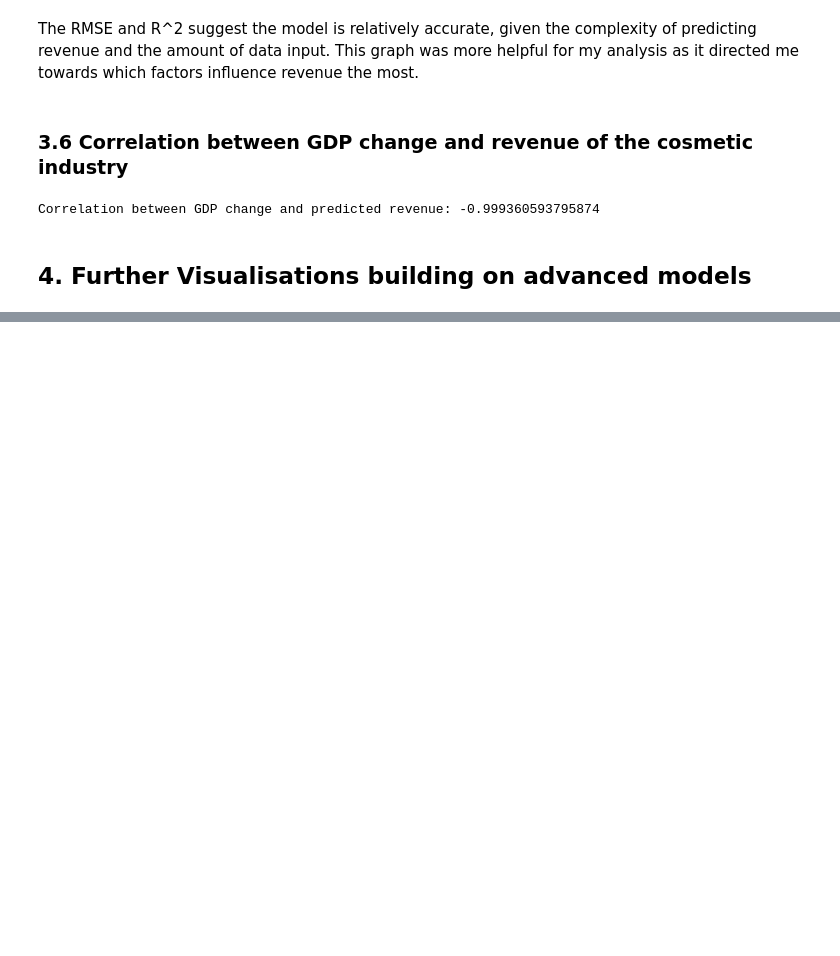
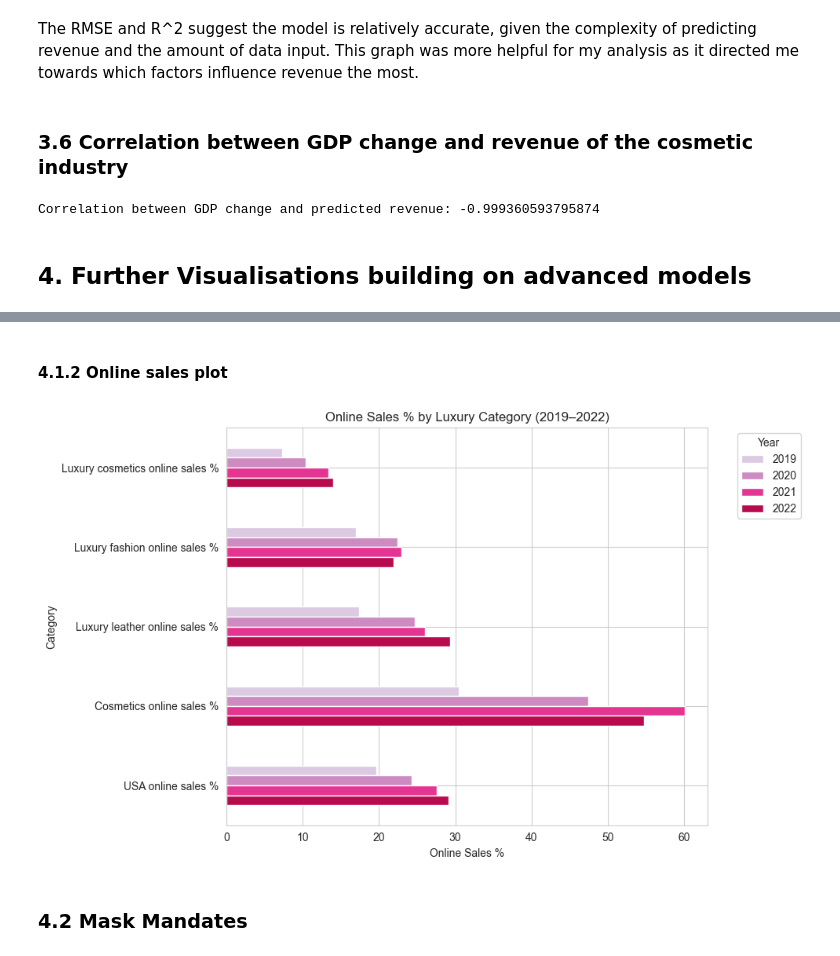
Before and after one commit to kaitlinjohnson1/Luxury_goods_project, a Jupyter notebook: code/visualisations_code.ipynb, the cells around one changed output, grey strips where cells are left out. Drawn from its saved outputs; the diff is of its cells as text; code cells hidden in the pictures; blank space fills up the shorter version.

Commit message:
Dataframe and visualisation on online sales

```diff
--- a/code/visualisations_code.ipynb
+++ b/code/visualisations_code.ipynb
@@ -1578,0 +1628,11 @@ Correlation between GDP change and predicted revenue: -0.999360593795874
+# %%
+# Mass cosmetics online/offline split dataframe
+
+# Import dataset
+df_cos_onoff = pd.read_csv("/Users/kaitlinjohnson/Desktop/luxury_goods_project/data/raw_data/country_data/US/ecommerce/cosmetics_online_offline.csv")
+
+# Change dataframe formatting and rename rows
+first_col = df_cos_onoff.columns[0]
+df_cos_onoff.loc[[0, 1], first_col] = ["Cosmetics online sales %", "Cosmetics offline sales %"]
+df_cos_onoff.rename(columns={first_col: "Channel"}, inplace=True)
+df_cos_onoff
@@ -1578,0 +1665,4 @@ Correlation between GDP change and predicted revenue: -0.999360593795874
+# %%
+# Channel dataframe for all the above
+channel_df = pd.concat([df_luxcos_onoff, df_luxfash_onoff,df_luxleather_onoff, df_cos_onoff, df_USA_onoff], ignore_index=True)
+channel_df
@@ -1578,0 +1681,5 @@ Correlation between GDP change and predicted revenue: -0.999360593795874
+# %%
+# Create online dataframe
+online_df = channel_df[channel_df['Channel'].str.contains('online sales %', case=False)]
+online_df = online_df[['Channel', '2019', '2020', '2021', '2022']]
+online_df
@@ -1578,0 +1693,25 @@ Correlation between GDP change and predicted revenue: -0.999360593795874
+# %% [markdown]
+#### 4.1.2 Online sales plot
+# %%
+# Choose colours to fit theme
+colors = sns.color_palette("PuRd", n_colors=4)
+sns.set_palette(colors)
+
+# Create axis and index
+fig, ax = plt.subplots(figsize=(10, 6))
+online_df.set_index('Channel').plot(kind='barh', ax=ax)
+
+# Add labels and legends
+ax.set_xlabel('Online Sales %')
+ax.set_ylabel('Category')
+ax.set_title('Online Sales % by Luxury Category (2019–2022)')
+ax.invert_yaxis()
+plt.legend(title='Year', bbox_to_anchor=(1.05, 1), loc='upper left')
+
+# Plot
+plt.tight_layout()
+plt.show()
+# %% [output]
+[figure, added]
+# %% [markdown]
+### 4.2 Mask Mandates
```
Also changed, not shown: parts of 9 cells of this notebook, 2 other files.
